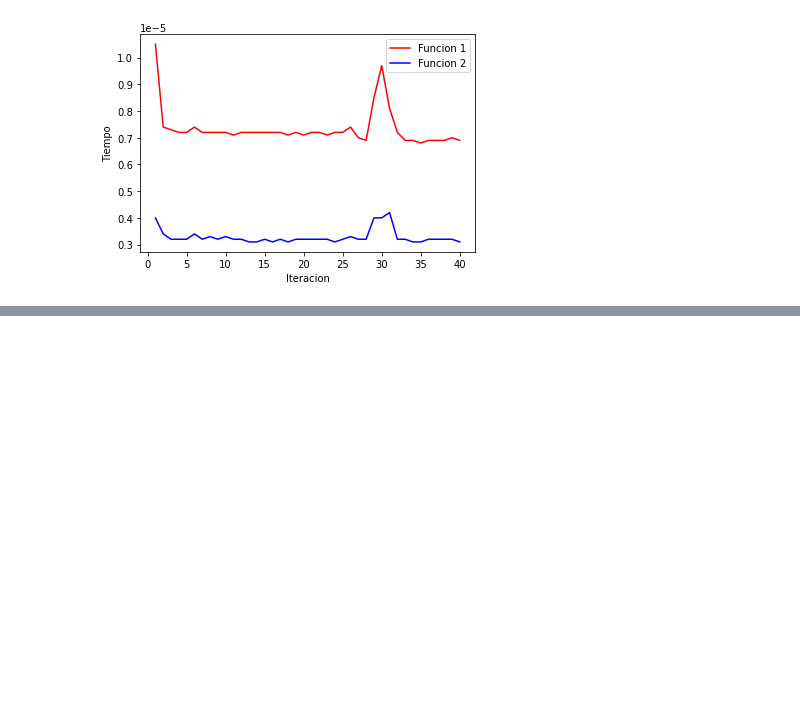
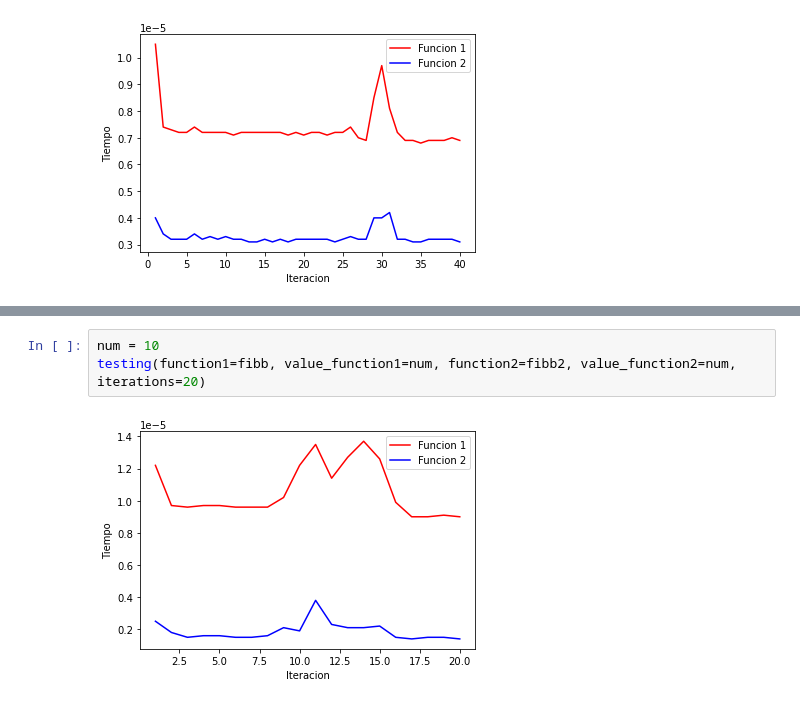
Before and after one commit to victornietol/CodigosPracticas, a Jupyter notebook: Python/RecursividadRepaso.ipynb, the cells around one changed output, grey strips where cells are left out. Cells and saved outputs as stored; diff of their text form; blank space fills up the shorter version.

```diff
--- a/Python/RecursividadRepaso.ipynb
+++ b/Python/RecursividadRepaso.ipynb
@@ -68,0 +131,5 @@ Tiempo= 0.00000720
+# %%
+num = 10
+testing(function1=fibb, value_function1=num, function2=fibb2, value_function2=num, iterations=20)
+# %% [output]
+[figure, added]
```
Also changed, not shown: parts of 2 cells of this notebook.
